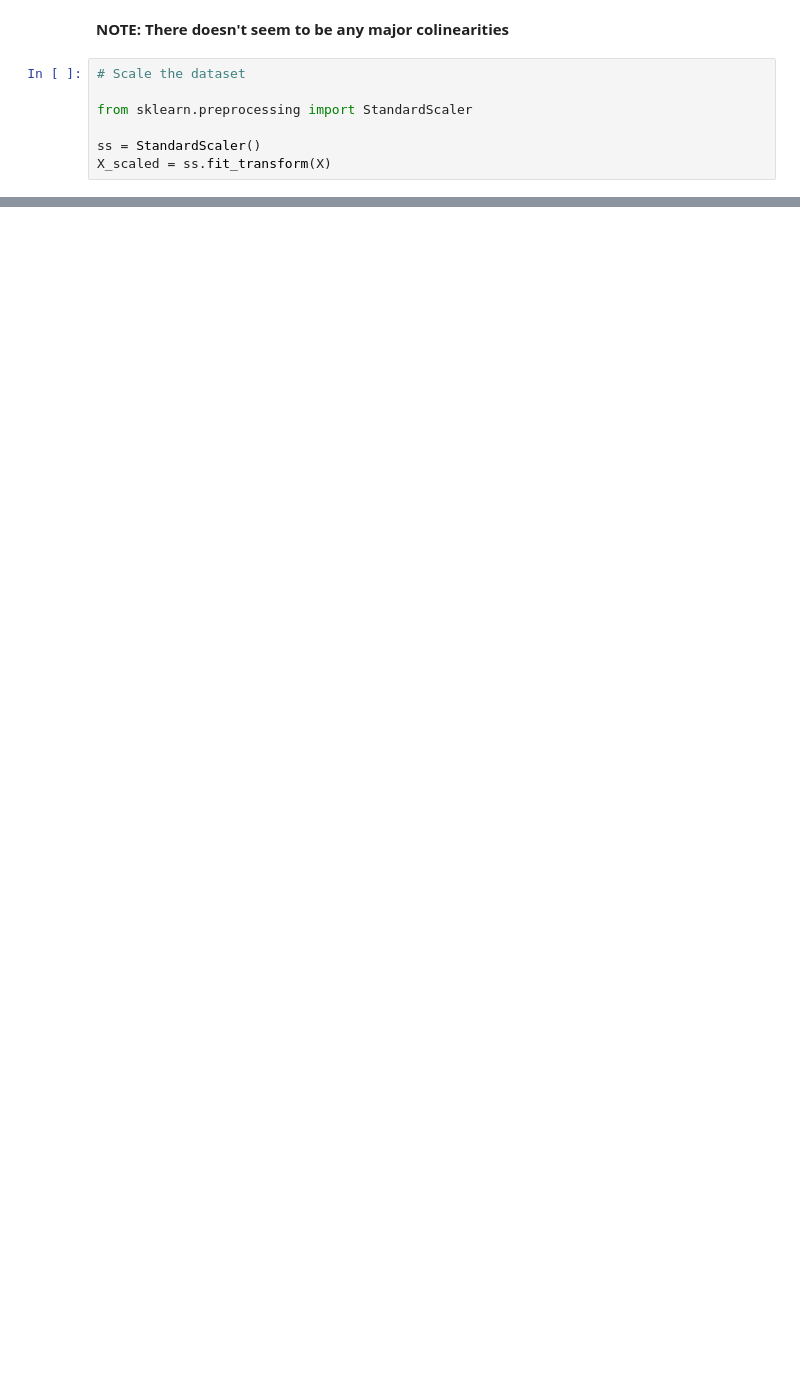
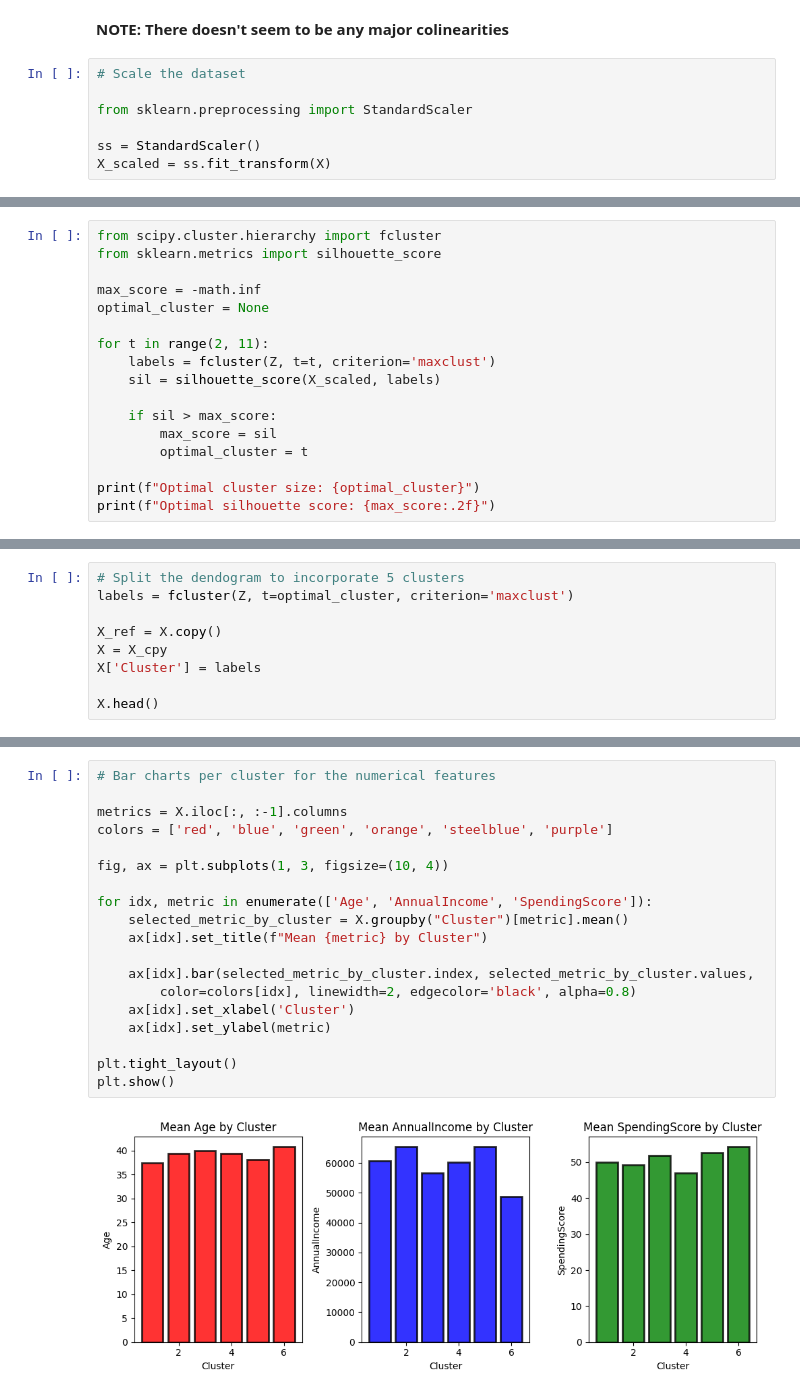
Before and after one commit to hxza1fa/AI-Internship, a Jupyter notebook: week4/machine-learning/unsupervised/mall-customer-clustering.ipynb, the cells around one changed output, grey strips where cells are left out. Drawn from its saved outputs; the diff is of its cells as text; blank space fills up the shorter version.

```diff
--- a/week4/machine-learning/unsupervised/mall-customer-clustering.ipynb
+++ b/week4/machine-learning/unsupervised/mall-customer-clustering.ipynb
@@ -150,0 +218,17 @@ X_scaled = ss.fit_transform(X)
+# %%
+from scipy.cluster.hierarchy import fcluster
+from sklearn.metrics import silhouette_score
+
+max_score = -math.inf
+optimal_cluster = None
+
+for t in range(2, 11):
+    labels = fcluster(Z, t=t, criterion='maxclust')
+    sil = silhouette_score(X_scaled, labels)
+
+    if sil > max_score:
+        max_score = sil
+        optimal_cluster = t
+
+print(f"Optimal cluster size: {optimal_cluster}")
+print(f"Optimal silhouette score: {max_score:.2f}")
@@ -150,0 +238,9 @@ X_scaled = ss.fit_transform(X)
+# %%
+# Split the dendogram to incorporate 5 clusters
+labels = fcluster(Z, t=optimal_cluster, criterion='maxclust')
+
+X_ref = X.copy()
+X = X_cpy
+X['Cluster'] = labels
+
+X.head()
@@ -150,0 +256,21 @@ X_scaled = ss.fit_transform(X)
+# %%
+# Bar charts per cluster for the numerical features
+
+metrics = X.iloc[:, :-1].columns
+colors = ['red', 'blue', 'green', 'orange', 'steelblue', 'purple']
+
+fig, ax = plt.subplots(1, 3, figsize=(10, 4))
+
+for idx, metric in enumerate(['Age', 'AnnualIncome', 'SpendingScore']):
+    selected_metric_by_cluster = X.groupby("Cluster")[metric].mean()
+    ax[idx].set_title(f"Mean {metric} by Cluster")
+
+    ax[idx].bar(selected_metric_by_cluster.index, selected_metric_by_cluster.values,
+        color=colors[idx], linewidth=2, edgecolor='black', alpha=0.8)
+    ax[idx].set_xlabel('Cluster')
+    ax[idx].set_ylabel(metric)
+
+plt.tight_layout()
+plt.show()
+# %% [output]
+[figure, added]
```
Also changed, not shown: parts of 13 cells of this notebook.
